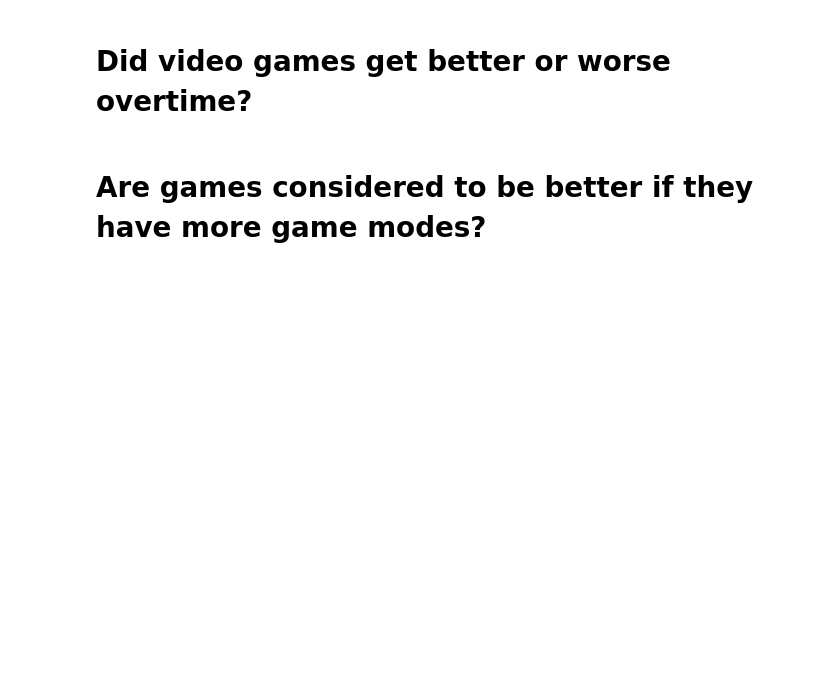
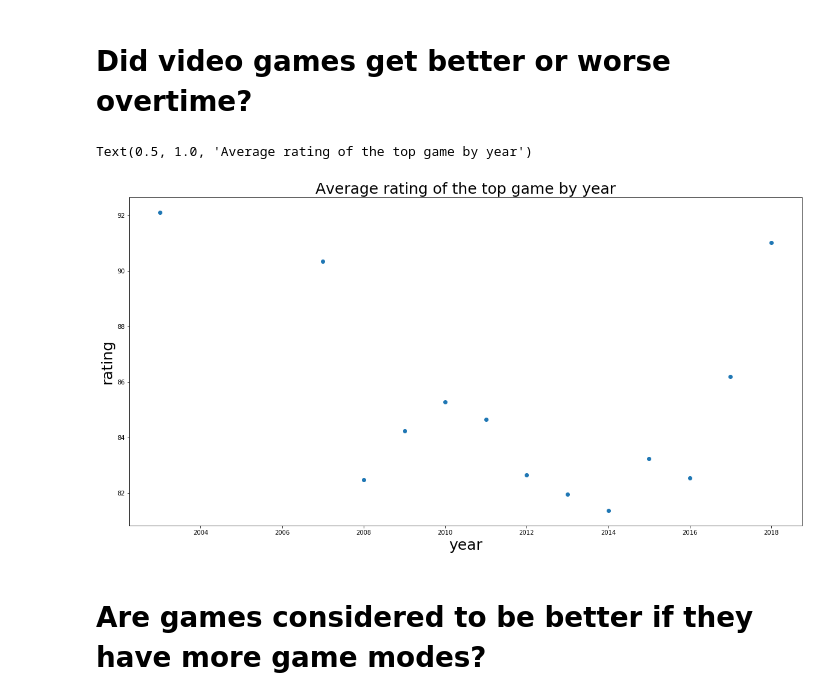
Before and after one commit to Judahesses/IGDB-Project-1, a Jupyter notebook: igdb-project-1.ipynb, the cells around one changed output. Drawn from its saved outputs; the diff is of its cells as text; code cells hidden in the pictures; blank space fills up the shorter version.

Commit message:
get and plot average rating of the top game by year

```diff
--- a/igdb-project-1.ipynb
+++ b/igdb-project-1.ipynb
@@ -148,5 +148,18 @@ df.head()
 # %% [markdown]
 # Did video games get better or worse overtime?
+# %%
+# mean values for all columns by release_year
+release_year_mean = df.groupby(['release_year']).mean()
+# %%
+new_figure = plt.figure(figsize=(20,10))
+ax = new_figure.add_subplot(111)
+ax.scatter(release_year_mean.index , release_year_mean.total_review_rating)
+ax.set_xlabel('year', size=25)
+ax.set_ylabel('rating', size=25)
+ax.set_title('Average rating of the top game by year', size=25)
+# %% [output]
+Text(0.5, 1.0, 'Average rating of the top game by year')
+[figure, added]
 # %% [markdown]
 # Are games considered to be better if they have more game modes?
 # %% [markdown]
```
Also changed, not shown: parts of 3 cells of this notebook.
